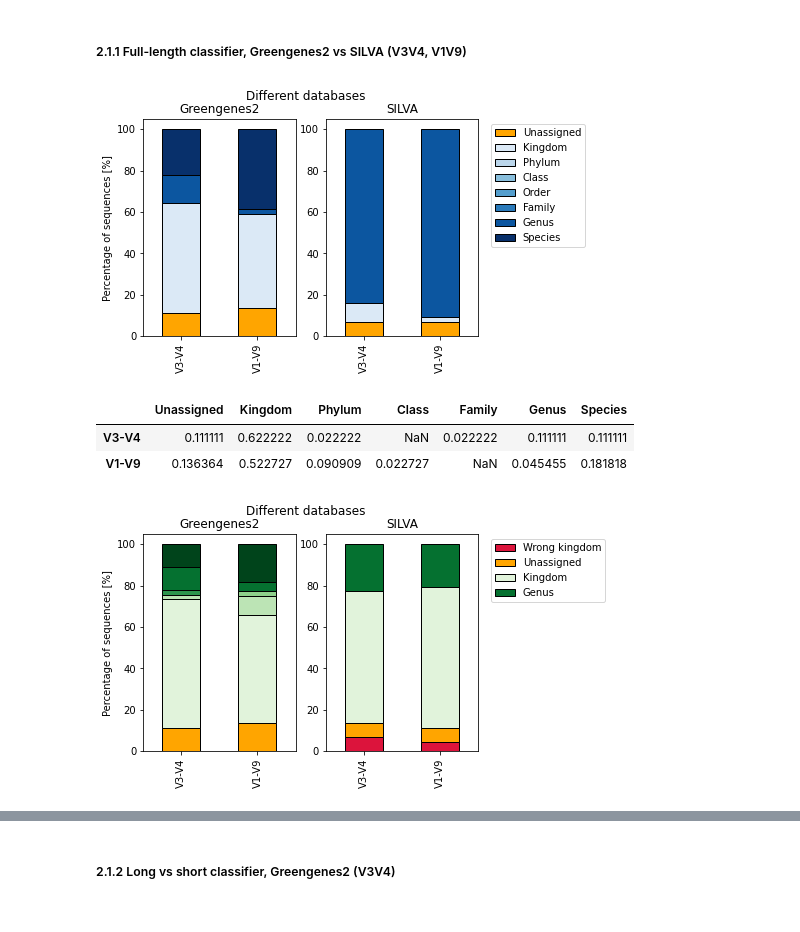
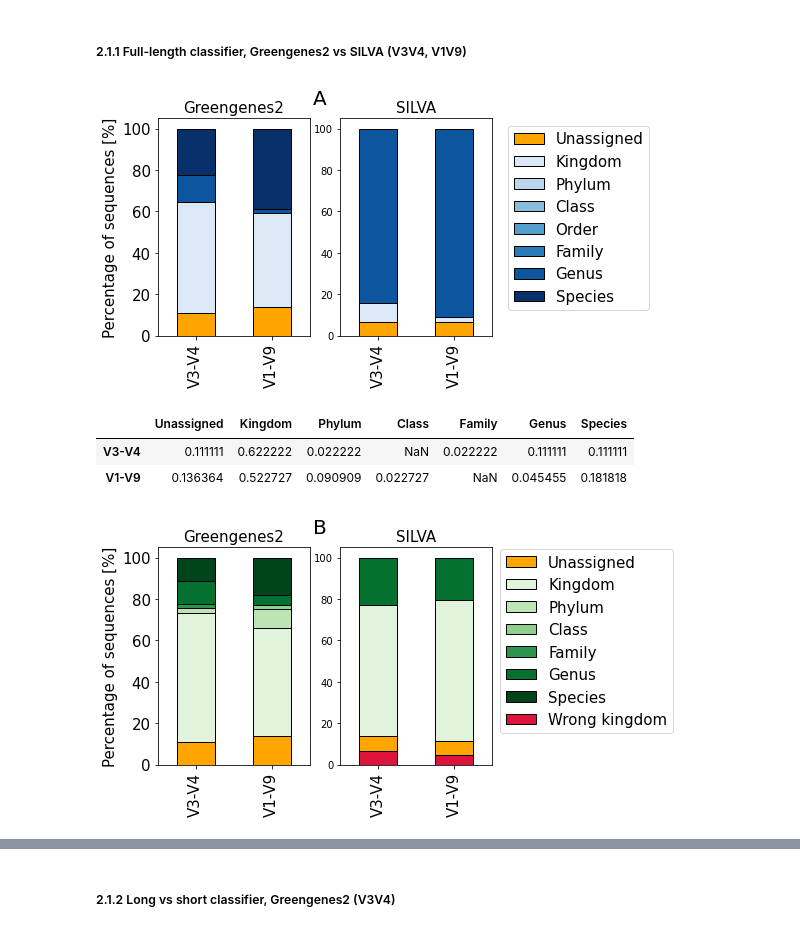
Before and after one commit to emblapersson/Applied-bioinformatics, a Jupyter notebook: 05_Plot_the_results/03_Scripts/04_Plot_results.ipynb, the cells around one changed output, grey strips where cells are left out. Saved outputs shown, nothing was run; the diff lists cells and outputs as text; code cells hidden in the pictures.

Commit message:
Nya figurer

```diff
--- a/05_Plot_the_results/03_Scripts/04_Plot_results.ipynb
+++ b/05_Plot_the_results/03_Scripts/04_Plot_results.ipynb
@@ -271,23 +271,23 @@ all_silva_correct_class, all_silva_correct_class_ratio = highest_classification_
 # %%
 # Plot the ratio of sequences classified at each taxonomic level
 fig, ax = plt.subplots(1, 2)
-all_gg_highest_class_ratio.plot(kind='bar', color=color_levels_nokey, edgecolor='Black', stacked=True, ax=ax[0], legend=False)
-ax[0].set_yticklabels(['0', '20', '40', '60', '80', '100'])
-ax[0].set_title('Greengenes2')
-ax[0].set_ylabel('Percentage of sequences [%]')
+all_gg_highest_class_ratio.plot(kind='bar', color=color_levels_nokey, edgecolor='Black', stacked=True, ax=ax[0], legend=False, fontsize=15)
+ax[0].set_yticklabels(['0', '20', '40', '60', '80', '100'], fontsize=15)
+ax[0].set_title('Greengenes2', fontsize=15)
+ax[0].set_ylabel('Percentage of sequences [%]', fontsize=15)
 
-all_silva_highest_class_ratio.plot(kind='bar', color=color_levels_nokey, edgecolor='Black', stacked=True, ax=ax[1])
-ax[1].set_yticklabels(['0', '20', '40', '60', '80', '100'])
-ax[1].legend(bbox_to_anchor=(1.05, 1.0), loc='upper left')
-ax[1].set_title('SILVA')
+all_silva_highest_class_ratio.plot(kind='bar', color=color_levels_nokey, edgecolor='Black', stacked=True, ax=ax[1], fontsize=15)
+ax[1].set_yticklabels(['0', '20', '40', '60', '80', '100'], fontsize=10)
+ax[1].legend(bbox_to_anchor=(1.05, 1.0), loc='upper left', fontsize=15)
+ax[1].set_title('SILVA', fontsize=15)
 
-fig.suptitle('Different databases')
+fig.suptitle('A', fontsize=20)
 
 plt.show()
 
 fig.savefig('/Users/claranordquist/Documents/Universitetet/HT24/Tillämpad_bioinformatik/Applied-bioinformatics/05_Plot_the_results/02_Plots/01_Unsimulated_reads/Different_databases_without_key.png', bbox_inches='tight')
 # %% [output]
-[figure, old version]
+[figure, new version]
 # %%
 all_gg_correct_class_ratio
 # %% [output]
@@ -297,24 +297,30 @@ all_gg_correct_class_ratio
 # %%
 # Plot the ratio of sequences classified at each taxonomic level
 fig, ax = plt.subplots(1, 2)
-all_gg_correct_class_ratio.plot(kind='bar', color=color_levels_key, edgecolor='Black', stacked=True, ax=ax[0], legend=False)
-ax[0].set_yticklabels(['0', '20', '40', '60', '80', '100'])
-ax[0].set_title('Greengenes2')
-ax[0].set_ylabel('Percentage of sequences [%]')
+all_gg_correct_class_ratio.plot(kind='bar', color=color_levels_key, edgecolor='Black', stacked=True, ax=ax[0], legend=False, fontsize=15)
+ax[0].set_yticklabels(['0', '20', '40', '60', '80', '100'], fontsize=15)
+ax[0].set_title('Greengenes2', fontsize=15)
+ax[0].set_ylabel('Percentage of sequences [%]', fontsize=15)
 
-all_silva_correct_class_ratio.plot(kind='bar', color=color_levels_key, edgecolor='Black', stacked=True, ax=ax[1])
-ax[1].set_yticklabels(['0', '20', '40', '60', '80', '100'])
-ax[1].legend(bbox_to_anchor=(1.05, 1.0), loc='upper left')
-ax[1].set_title('SILVA')
+all_silva_correct_class_ratio.plot(kind='bar', color=color_levels_key, edgecolor='Black', stacked=True, ax=ax[1], legend=False, fontsize=15)
+ax[1].set_yticklabels(['0', '20', '40', '60', '80', '100'], fontsize=10)
+# ax[1].legend()
+ax[1].set_title('SILVA', fontsize=15)
 
-# lines_labels = [ax.get_legend_handles_labels() for ax in fig.axes]
-# lines, labels = [sum(lol, []) for lol in zip(*lines_labels)]
-# fig.legend(lines, set(labels))
+# Combine legends
+handles1, labels1 = ax[0].get_legend_handles_labels()
+handles2, labels2 = ax[1].get_legend_handles_labels()
 
-fig.suptitle('Different databases')
+# Combine unique labels and handles
+unique_labels = dict(zip(labels1 + labels2, handles1 + handles2))
+
+# Create a combined legend
+fig.legend(unique_labels.values(), unique_labels.keys(), bbox_to_anchor=(0.9, 0.9), loc='upper left', fontsize=15)
+
+fig.suptitle('B', fontsize=20)
 
 plt.show()
 
 fig.savefig('/Users/claranordquist/Documents/Universitetet/HT24/Tillämpad_bioinformatik/Applied-bioinformatics/05_Plot_the_results/02_Plots/01_Unsimulated_reads/Different_databases_with_key.png', bbox_inches='tight')
 # %% [output]
-[figure, old version]
+[figure, new version]
```
Also changed, not shown: parts of 9 cells of this notebook, 20 other files.
